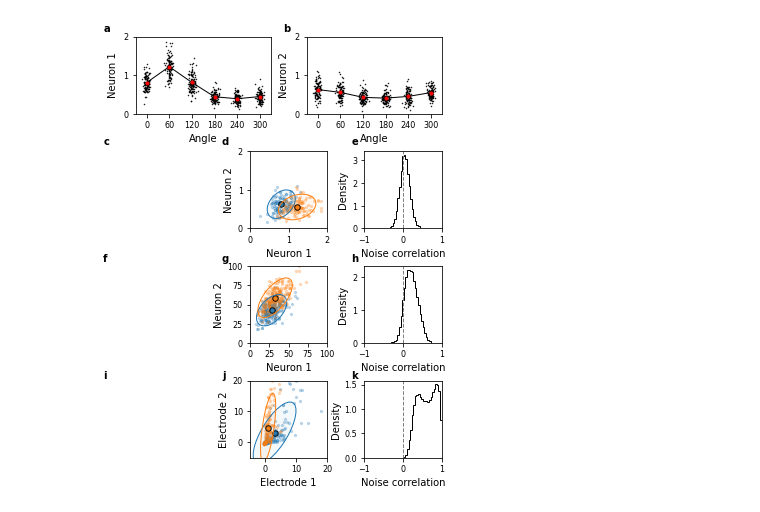
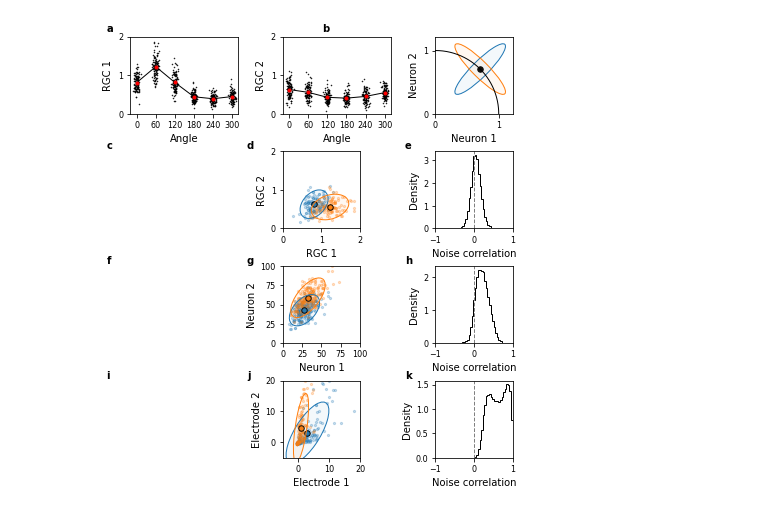
Before and after one commit to BouchardLab/noise_correlations, a Jupyter notebook: figures/figure1.ipynb, the cells around one changed output. Drawn from its saved outputs; the diff is of its cells as text; code cells hidden in the pictures.

Commit message:
lots of figure updates

```diff
--- a/figures/figure1.ipynb
+++ b/figures/figure1.ipynb
@@ -64,9 +64,9 @@ hist_linewidth = 1
 mu_scatter_size = 30
 
 # Create figure
-figsize = (5, 6.5)
+figsize = (6, 6.5)
 fig = plt.figure(figsize=figsize)
-le = .1
+le = .065
 re = .05
 be = .07
 te = .03
@@ -81,8 +81,10 @@ axes = np.empty((4, 3), dtype=object)
 for ii in range(1, 4):
     for jj in range(3):
         axes[ii, jj] = fig.add_axes([le + jj*(w3 + hg3), be + (3 - ii)*(h + vg), w3, h])
-for ii in range(2):
-    axes[0, ii+1] = fig.add_axes([le + ii*(w2 + hg2), be + 3*(h + vg), w2, h])
+axes[0, 2] = fig.add_axes([le + 2*(w3 + hg3), be +3*(h + vg), w3, h])
+scale = 1.4
+axes[0, 0] = fig.add_axes([le, be +3*(h + vg), w3*scale, h])
+axes[0, 1] = fig.add_axes([le + (w3 + hg3), be +3*(h + vg), w3*scale, h])
 
 # Axis indices
 ret_idx = 1
@@ -105,24 +107,56 @@ mean1 = []
 for s in unique_stimuli_ret2:
     X1, _ = utils.get_dimstim_responses(X_ret2, stimuli_ret2, units, [s, s])
     x = np.random.randn(X1.shape[0])*5 + np.ones_like(X1[:, 0])*s
-    axes[0, 1].scatter(x, X1[:, 0],
+    axes[0, 0].scatter(x, X1[:, 0],
                        c='k', marker='.', s=1)
-    axes[0, 2].scatter(x, X1[:, 1],
+    axes[0, 1].scatter(x, X1[:, 1],
                        c='k', marker='.', s=1)
     mu = np.mean(X1, axis=0)
     mean0.append(mu[0])
     mean1.append(mu[1])
-axes[0, 1].plot(unique_stimuli_ret2, mean0, c='k', marker='.',
+axes[0, 0].plot(unique_stimuli_ret2, mean0, c='k', marker='.',
                 lw=1, markerfacecolor='r', markeredgecolor='r')
-axes[0, 2].plot(unique_stimuli_ret2, mean1, c='k', marker='.',
+axes[0, 1].plot(unique_stimuli_ret2, mean1, c='k', marker='.',
                 lw=1, markerfacecolor='r', markeredgecolor='r')
-for ax in axes[0, 1:]:
+for ax in axes[0, :-1]:
     ax.set_xlabel('Angle', size=ax_label_size)
     ax.set_ylim(0, 2.)
     ax.set_yticks([0, 1, 2])
     ax.set_xticks([0, 60, 120, 180, 240, 300])
-axes[0, 1].set_ylabel('Neuron 1', size=ax_label_size, labelpad=5)
-axes[0, 2].set_ylabel('Neuron 2', size=ax_label_size, labelpad=5)
+axes[0, 0].set_ylabel('RGC 1', size=ax_label_size, labelpad=5)
+axes[0, 1].set_ylabel('RGC 2', size=ax_label_size, labelpad=5)
+for ax in axes[0, :2]:
+    ax.set_xlim(-20, 320)
+
+center = 1 / np.sqrt([2, 2])
+n1 = np.linspace(0, 1, 1000)
+n2 = np.sqrt(1 - n1**2)
+axes[0, 2].plot(n1, n2,
+        color='black',
+        linewidth=1)
+axes[0, 2].set_xlim([0, 1.22])
+axes[0, 2].set_ylim([0, 1.22])
+cov = np.array([[1, .9], [.9, 1]])
+plot_cov_ellipse(
+cov,
+mu=center,
+n_std=.4,
+facecolor=hex_to_rgb(ccycle[0], 0.05),
+edgecolor=hex_to_rgb(ccycle[0], 1.0),
+ax=axes[0, 2])
+cov = np.array([[1, -.9], [-.9, 1]])
+plot_cov_ellipse(
+cov,
+mu=center,
+n_std=.4,
+facecolor=hex_to_rgb(ccycle[1], 0.05),
+edgecolor=hex_to_rgb(ccycle[1], 1.0),
+ax=axes[0, 2])
+axes[0, 2].scatter(*center, c='k', s=mu_scatter_size)
+axes[0, 2].set_xlabel(r'Neuron 1', fontsize=ax_label_size)
+axes[0, 2].set_ylabel(r'Neuron 2', fontsize=ax_label_size)
+axes[0, 2].set_xticks([0, 1])
+axes[0, 2].set_yticks([0, 1])
 
 """
 RET2 Dataset
@@ -176,8 +210,8 @@ ret_ex_ax.set_xlim([0., 2])
 ret_ex_ax.set_ylim(ret_ex_ax.get_xlim())
 ret_ex_ax.set_xticks([0., 1, 2.])
 ret_ex_ax.set_yticks(ret_ex_ax.get_xticks())
-ret_ex_ax.set_xlabel(r'Neuron 1', fontsize=ax_label_size)
-ret_ex_ax.set_ylabel(r'Neuron 2', fontsize=ax_label_size)
+ret_ex_ax.set_xlabel(r'RGC 1', fontsize=ax_label_size)
+ret_ex_ax.set_ylabel(r'RGC 2', fontsize=ax_label_size)
 
 # RET2, Column 3: Noise correlation distribution
 ret_nc_ax = axes[ret_idx, 2]
@@ -336,34 +370,34 @@ ecog_nc_ax.hist(
     linewidth=hist_linewidth)
 
 for ax in axes[1:, 2]:
     ax.set_xlim([-1, 1])
     ax.set_xlabel(r'Noise correlation', fontsize=ax_label_size)
     ax.set_ylabel(r'Density', fontsize=ax_label_size)
     ax.axvline(0, linestyle='--', color='grey', lw=1)
 
 """
 Global Settings
 """
 # Set axis tick label size
-for ax in axes.ravel()[1:]:
+for ax in axes.ravel():
     ax.tick_params(labelsize=tick_label_size)
 # Leftmost plot (after first row): brain image, clear out space
 for ax in axes[1:, 0]:
     ax.axis(False)
 # Apply subplot labels
-xs = [.01, .34, .7]
-ys = [.74, .49, .24]
+xs = [.01, .335, .7]
+ys = [.73, .485, .24]
 fig.text(xs[0], .98, 'a', size=letter_size, fontweight='bold')
 fig.text(.51, .98, 'b', size=letter_size, fontweight='bold')
 lets = ['c', 'd', 'e', 'f', 'g', 'h', 'i', 'j', 'k', 'l', 'm', 'n']
 c = 0
 for jj in range(3):
     for ii in range(3):
         fig.text(xs[ii], ys[jj], lets[c], size=letter_size, fontweight='bold')
         c += 1
 
 plt.savefig('figure1.pdf', dpi=300)
 plt.savefig('figure1.jpg', dpi=300)
 plt.show()
 # %% [output]
-[figure, old version]
+[figure, new version]
```
Also changed, not shown: 7 other files.
